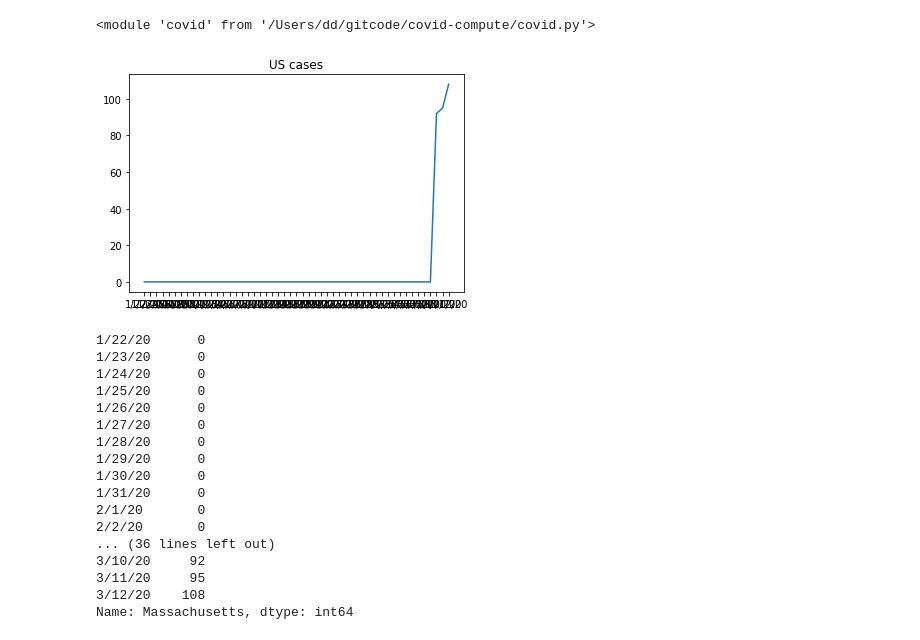
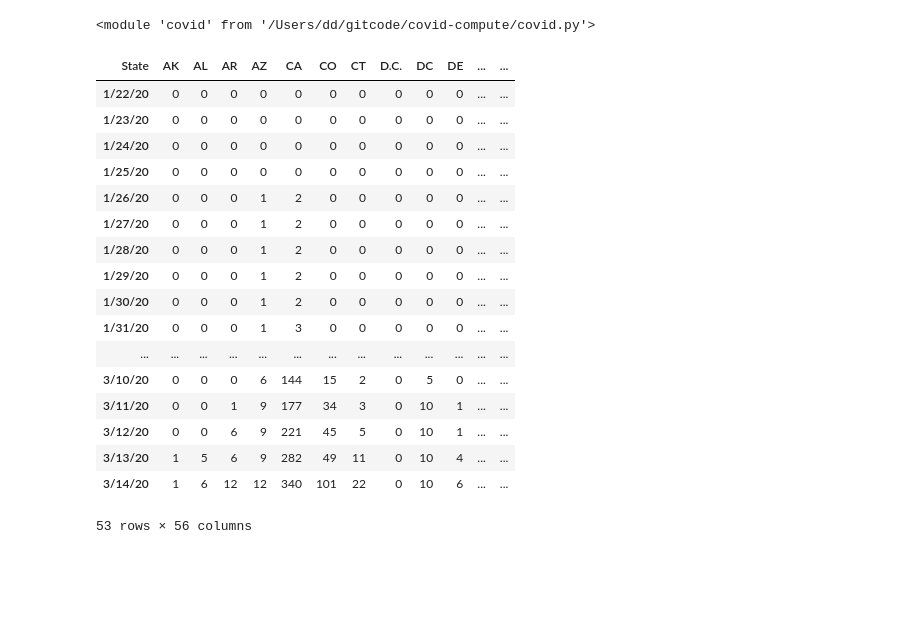
Before and after one commit to nearwalden/covid-compute, a Jupyter notebook: testing.ipynb, the cells around one changed output. Saved outputs shown, nothing was run; the diff lists cells and outputs as text; code cells hidden in the pictures; blank space fills up the shorter version.

Commit message:
basic state processing completed

```diff
--- a/testing.ipynb
+++ b/testing.ipynb
@@ -19,6 +23,2 @@ df = p.read_csv(path)
 # %%
 a = covid.summarize_us(df)
-# %%
-covid.plot(a, ['Massachusetts'], "US cases")
-# %% [output]
-[figure, removed]
@@ -27,20 +25,21 @@ df_us = df[df['Country/Region'] == 'US']
 # %%
-a.Massachusetts
+a
 # %% [output]
+| State | AK | AL | AR | AZ | CA | CO | CT | D.C. | DC | DE | ... | ... |
+| 1/22/20 | 0 | 0 | 0 | 0 | 0 | 0 | 0 | 0 | 0 | 0 | ... | ... |
+| 1/23/20 | 0 | 0 | 0 | 0 | 0 | 0 | 0 | 0 | 0 | 0 | ... | ... |
+| 1/24/20 | 0 | 0 | 0 | 0 | 0 | 0 | 0 | 0 | 0 | 0 | ... | ... |
+| 1/25/20 | 0 | 0 | 0 | 0 | 0 | 0 | 0 | 0 | 0 | 0 | ... | ... |
+| 1/26/20 | 0 | 0 | 0 | 1 | 2 | 0 | 0 | 0 | 0 | 0 | ... | ... |
+| 1/27/20 | 0 | 0 | 0 | 1 | 2 | 0 | 0 | 0 | 0 | 0 | ... | ... |
+| 1/28/20 | 0 | 0 | 0 | 1 | 2 | 0 | 0 | 0 | 0 | 0 | ... | ... |
+| 1/29/20 | 0 | 0 | 0 | 1 | 2 | 0 | 0 | 0 | 0 | 0 | ... | ... |
+| 1/30/20 | 0 | 0 | 0 | 1 | 2 | 0 | 0 | 0 | 0 | 0 | ... | ... |
+| 1/31/20 | 0 | 0 | 0 | 1 | 3 | 0 | 0 | 0 | 0 | 0 | ... | ... |
+| ... | ... | ... | ... | ... | ... | ... | ... | ... | ... | ... | ... | ... |
+| 3/10/20 | 0 | 0 | 0 | 6 | 144 | 15 | 2 | 0 | 5 | 0 | ... | ... |
+| 3/11/20 | 0 | 0 | 1 | 9 | 177 | 34 | 3 | 0 | 10 | 1 | ... | ... |
+| 3/12/20 | 0 | 0 | 6 | 9 | 221 | 45 | 5 | 0 | 10 | 1 | ... | ... |
+| 3/13/20 | 1 | 5 | 6 | 9 | 282 | 49 | 11 | 0 | 10 | 4 | ... | ... |
+| 3/14/20 | 1 | 6 | 12 | 12 | 340 | 101 | 22 | 0 | 10 | 6 | ... | ... |
-1/22/20      0
-1/23/20      0
-1/24/20      0
-1/25/20      0
-1/26/20      0
-1/27/20      0
-1/28/20      0
-1/29/20      0
-1/30/20      0
-1/31/20      0
-2/1/20       0
-2/2/20       0
-... (36 lines left out)
-3/10/20     92
-3/11/20     95
-3/12/20    108
-Name: Massachusetts, dtype: int64
+53 rows × 56 columns
```
Also changed, not shown: parts of 7 cells of this notebook, 5 other files.
